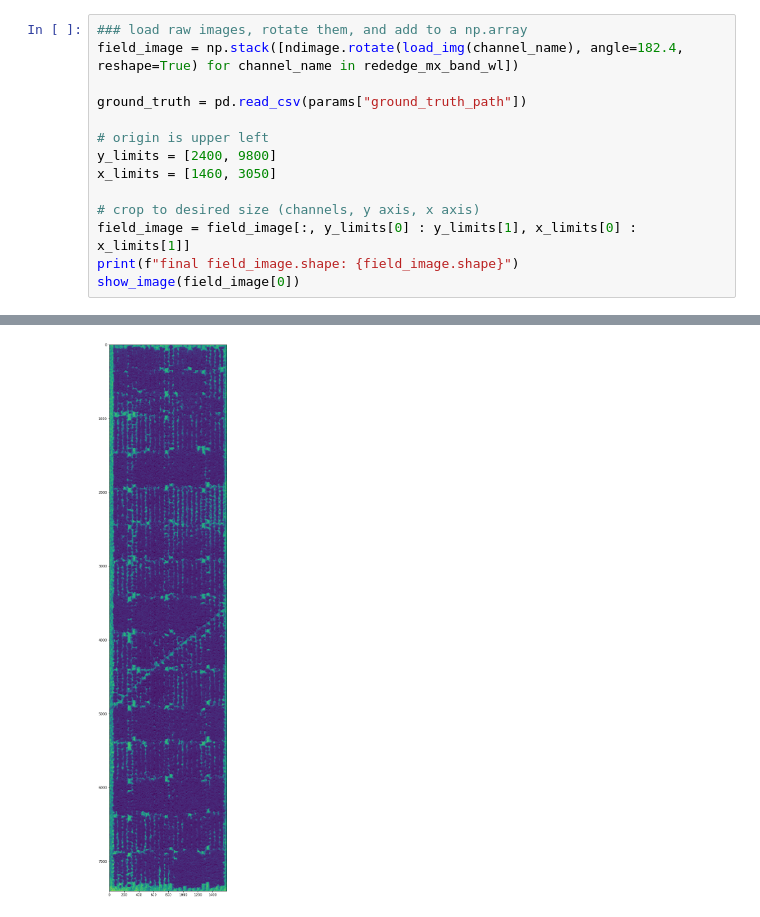
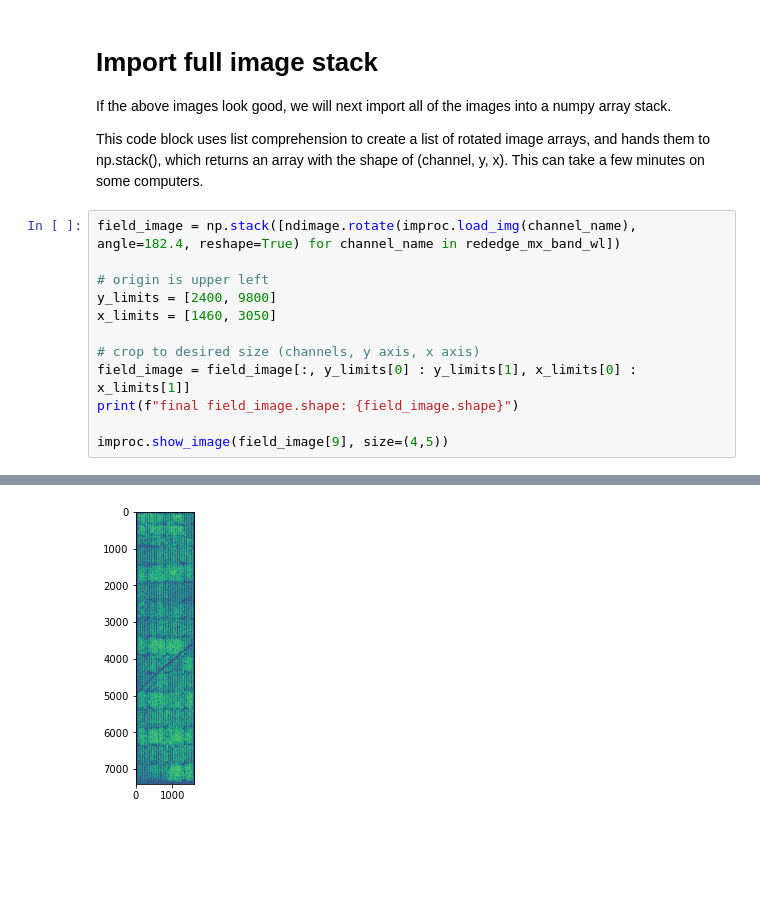
Before and after one commit to fieryWalrus1002/potato, a Jupyter notebook: 1_image_prep.ipynb, the cells around one changed output, grey strips where cells are left out. Saved outputs shown, nothing was run; the diff lists cells and outputs as text; blank space fills up the shorter version.

```diff
--- a/1_image_prep.ipynb
+++ b/1_image_prep.ipynb
@@ -199,8 +101,10 @@ The process is:
+# %% [markdown]
+# Import full image stack
+If the above images look good, we will next import all of the images into a numpy array stack.
+
+This code block uses list comprehension to create a list of rotated image arrays, and hands them to np.stack(), which returns an array with the shape of (channel, y, x). This can take a few minutes on some computers.
 # %%
-### load raw images, rotate them, and add to a np.array
-field_image = np.stack([ndimage.rotate(load_img(channel_name), angle=182.4, reshape=True) for channel_name in rededge_mx_band_wl])
-
-ground_truth = pd.read_csv(params["ground_truth_path"])
+field_image = np.stack([ndimage.rotate(improc.load_img(channel_name), angle=182.4, reshape=True) for channel_name in rededge_mx_band_wl])
 
 # origin is upper left
 y_limits = [2400, 9800]
@@ -209,5 +113,6 @@ x_limits = [1460, 3050]
 # crop to desired size (channels, y axis, x axis)
 field_image = field_image[:, y_limits[0] : y_limits[1], x_limits[0] : x_limits[1]]
 print(f"final field_image.shape: {field_image.shape}")
-show_image(field_image[0])
+
+improc.show_image(field_image[9], size=(4,5))
 # %% [output]
@@ -230,2 +119,2 @@ img min, max = (-10000.0, 0.97884405), out min, max = (0.0, 249.60522)
 final field_image.shape: (10, 7400, 1590)
-[figure, old version]
+[figure, new version]
```
Also changed, not shown: parts of 21 cells of this notebook, 3 other files.
